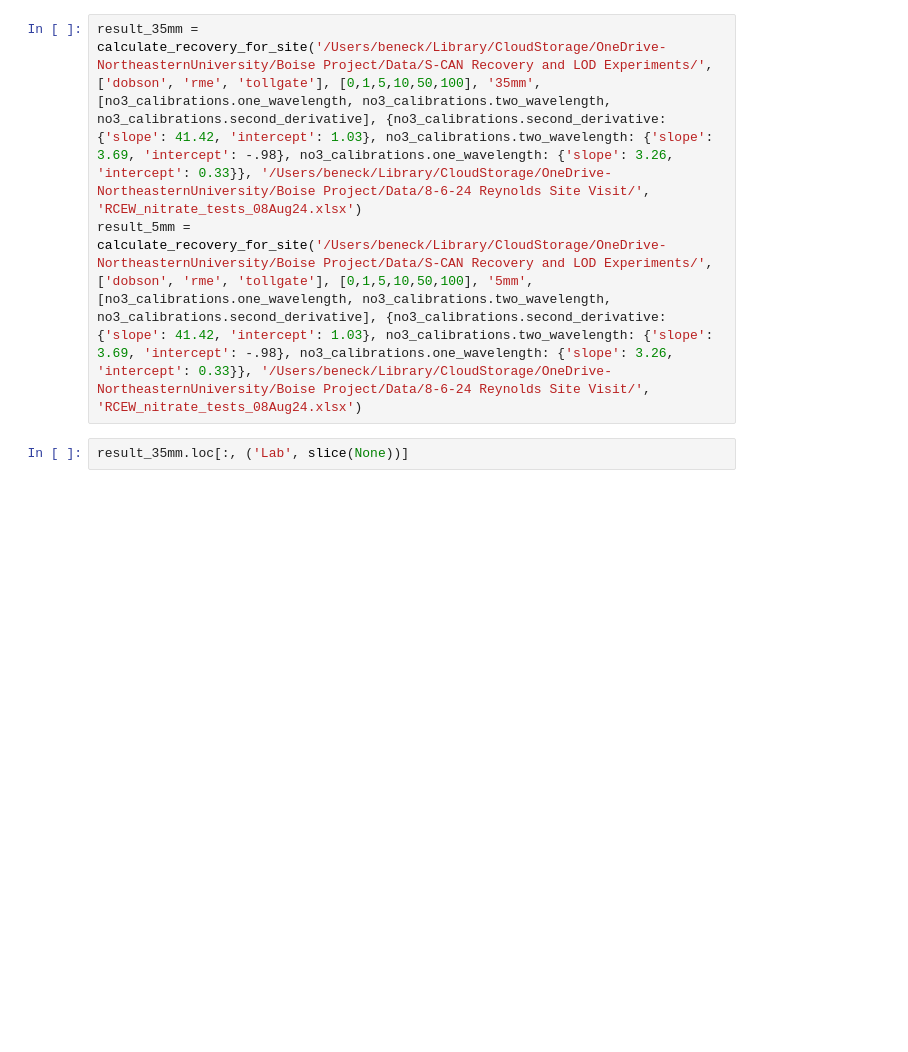
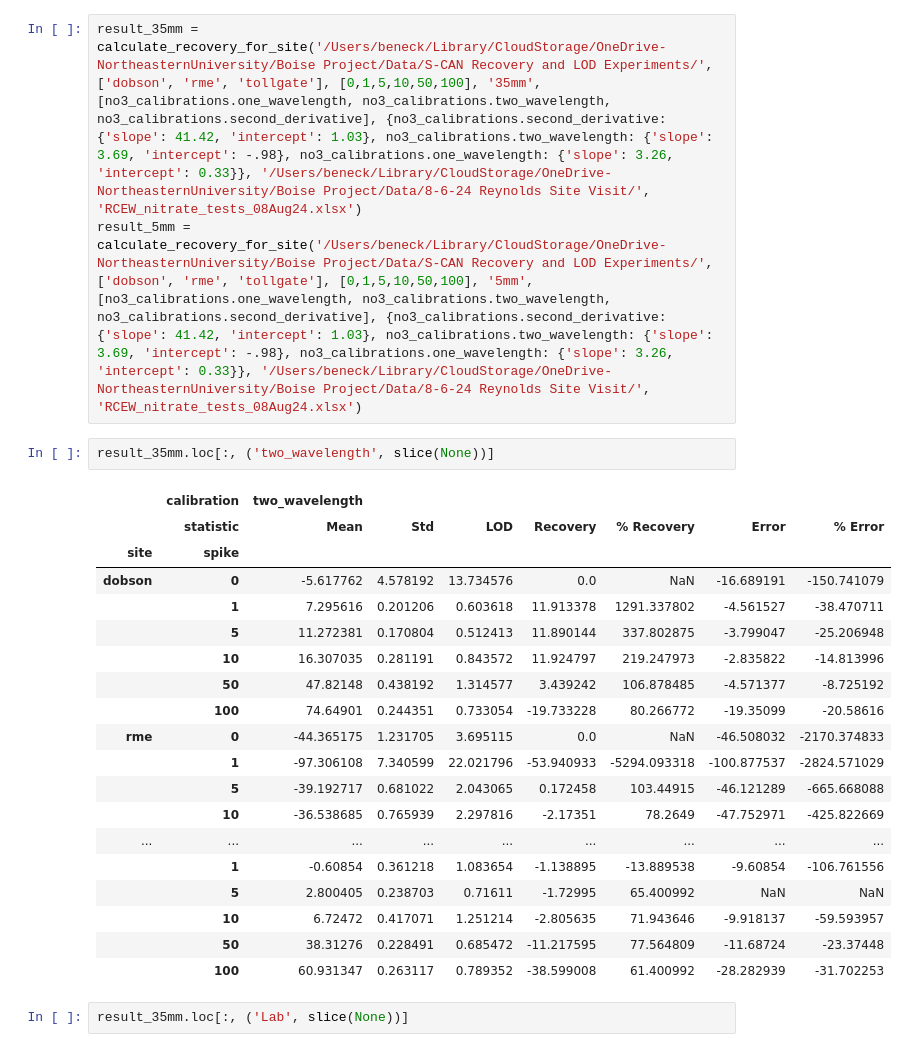
Before and after one commit to mbeneck/rcew-nitrate, a Jupyter notebook: 8-7-24 Boise S-CAN Experiments.ipynb, the cells around one changed output. Cells and saved outputs as stored; diff of their text form; blank space fills up the shorter version.

```diff
--- a/8-7-24 Boise S-CAN Experiments.ipynb
+++ b/8-7-24 Boise S-CAN Experiments.ipynb
@@ -170,6 +170,28 @@ get_lab_results_for_site('/Users/beneck/Library/CloudStorage/OneDrive-Northeaste
 # %%
 result_35mm = calculate_recovery_for_site('/Users/beneck/Library/CloudStorage/OneDrive-NortheasternUniversity/Boise Project/Data/S-CAN Recovery and LOD Experiments/', ['dobson', 'rme', 'tollgate'], [0,1,5,10,50,100], '35mm', [no3_calibrations.one_wavelength, no3_calibrations.two_wavelength, no3_calibrations.second_derivative], {no3_calibrations.second_derivative: {'slope': 41.42, 'intercept': 1.03}, no3_calibrations.two_wavelength: {'slope': 3.69, 'intercept': -.98}, no3_calibrations.one_wavelength: {'slope': 3.26, 'intercept': 0.33}}, '/Users/beneck/Library/CloudStorage/OneDrive-NortheasternUniversity/Boise Project/Data/8-6-24 Reynolds Site Visit/', 'RCEW_nitrate_tests_08Aug24.xlsx')
 result_5mm = calculate_recovery_for_site('/Users/beneck/Library/CloudStorage/OneDrive-NortheasternUniversity/Boise Project/Data/S-CAN Recovery and LOD Experiments/', ['dobson', 'rme', 'tollgate'], [0,1,5,10,50,100], '5mm', [no3_calibrations.one_wavelength, no3_calibrations.two_wavelength, no3_calibrations.second_derivative], {no3_calibrations.second_derivative: {'slope': 41.42, 'intercept': 1.03}, no3_calibrations.two_wavelength: {'slope': 3.69, 'intercept': -.98}, no3_calibrations.one_wavelength: {'slope': 3.26, 'intercept': 0.33}}, '/Users/beneck/Library/CloudStorage/OneDrive-NortheasternUniversity/Boise Project/Data/8-6-24 Reynolds Site Visit/', 'RCEW_nitrate_tests_08Aug24.xlsx')
+# %%
+result_35mm.loc[:, ('two_wavelength', slice(None))]
+# %% [output]
+|  | calibration | two_wavelength |  |  |  |  |  |  |
+|  | statistic | Mean | Std | LOD | Recovery | % Recovery | Error | % Error |
+| site | spike |  |  |  |  |  |  |  |
+| dobson | 0 | -5.617762 | 4.578192 | 13.734576 | 0.0 | NaN | -16.689191 | -150.741079 |
+|  | 1 | 7.295616 | 0.201206 | 0.603618 | 11.913378 | 1291.337802 | -4.561527 | -38.470711 |
+|  | 5 | 11.272381 | 0.170804 | 0.512413 | 11.890144 | 337.802875 | -3.799047 | -25.206948 |
+|  | 10 | 16.307035 | 0.281191 | 0.843572 | 11.924797 | 219.247973 | -2.835822 | -14.813996 |
+|  | 50 | 47.82148 | 0.438192 | 1.314577 | 3.439242 | 106.878485 | -4.571377 | -8.725192 |
+|  | 100 | 74.64901 | 0.244351 | 0.733054 | -19.733228 | 80.266772 | -19.35099 | -20.58616 |
+| rme | 0 | -44.365175 | 1.231705 | 3.695115 | 0.0 | NaN | -46.508032 | -2170.374833 |
+|  | 1 | -97.306108 | 7.340599 | 22.021796 | -53.940933 | -5294.093318 | -100.877537 | -2824.571029 |
+|  | 5 | -39.192717 | 0.681022 | 2.043065 | 0.172458 | 103.44915 | -46.121289 | -665.668088 |
+|  | 10 | -36.538685 | 0.765939 | 2.297816 | -2.17351 | 78.2649 | -47.752971 | -425.822669 |
+| ... | ... | ... | ... | ... | ... | ... | ... | ... |
+|  | 1 | -0.60854 | 0.361218 | 1.083654 | -1.138895 | -13.889538 | -9.60854 | -106.761556 |
+|  | 5 | 2.800405 | 0.238703 | 0.71611 | -1.72995 | 65.400992 | NaN | NaN |
+|  | 10 | 6.72472 | 0.417071 | 1.251214 | -2.805635 | 71.943646 | -9.918137 | -59.593957 |
+|  | 50 | 38.31276 | 0.228491 | 0.685472 | -11.217595 | 77.564809 | -11.68724 | -23.37448 |
+|  | 100 | 60.931347 | 0.263117 | 0.789352 | -38.599008 | 61.400992 | -28.282939 | -31.702253 |
 # %%
 result_35mm.loc[:, ('Lab', slice(None))]
 # %% [output]
```
Also changed, not shown: 1 other file.
